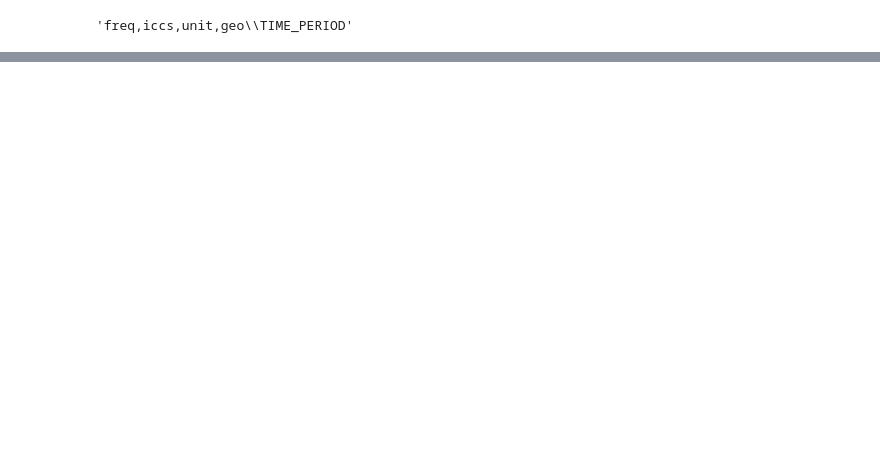
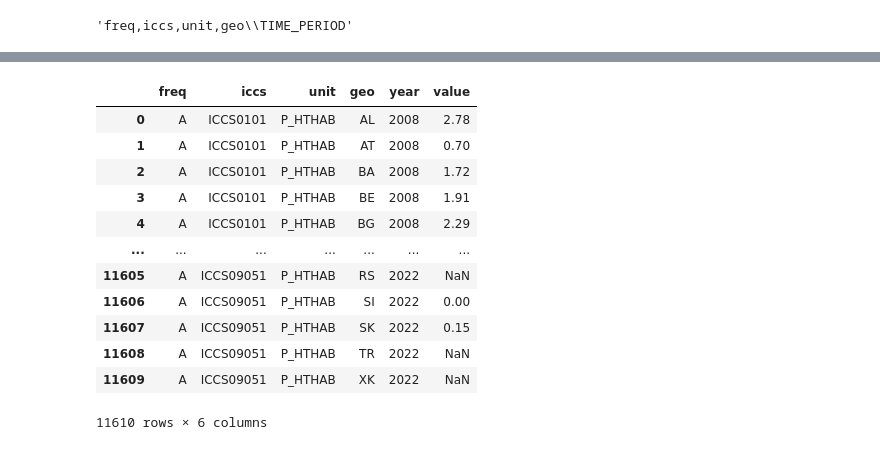
Before and after one commit to klbek/Analysis-of-Crime-in-the-EU, a Jupyter notebook: test_dat_zkouska2.ipynb, the cells around one changed output, grey strips where cells are left out. Saved outputs shown, nothing was run; the diff lists cells and outputs as text; code cells hidden in the pictures; blank space fills up the shorter version.

```diff
--- a/test_dat_zkouska2.ipynb
+++ b/test_dat_zkouska2.ipynb
@@ -67,0 +56,17 @@ dtype: object
+# %%
+data3 = pd.melt(data2, id_vars=['freq', 'iccs', 'unit', 'geo'], value_vars=years_list, var_name='year', value_name='value')
+data3
+# %% [output]
+|  | freq | iccs | unit | geo | year | value |
+| 0 | A | ICCS0101 | P_HTHAB | AL | 2008 | 2.78 |
+| 1 | A | ICCS0101 | P_HTHAB | AT | 2008 | 0.70 |
+| 2 | A | ICCS0101 | P_HTHAB | BA | 2008 | 1.72 |
+| 3 | A | ICCS0101 | P_HTHAB | BE | 2008 | 1.91 |
+| 4 | A | ICCS0101 | P_HTHAB | BG | 2008 | 2.29 |
+| ... | ... | ... | ... | ... | ... | ... |
+| 11605 | A | ICCS09051 | P_HTHAB | RS | 2022 | NaN |
+| 11606 | A | ICCS09051 | P_HTHAB | SI | 2022 | 0.00 |
+| 11607 | A | ICCS09051 | P_HTHAB | SK | 2022 | 0.15 |
+| 11608 | A | ICCS09051 | P_HTHAB | TR | 2022 | NaN |
+| 11609 | A | ICCS09051 | P_HTHAB | XK | 2022 | NaN |
+11610 rows × 6 columns
```
Also changed, not shown: parts of 11 cells of this notebook.
